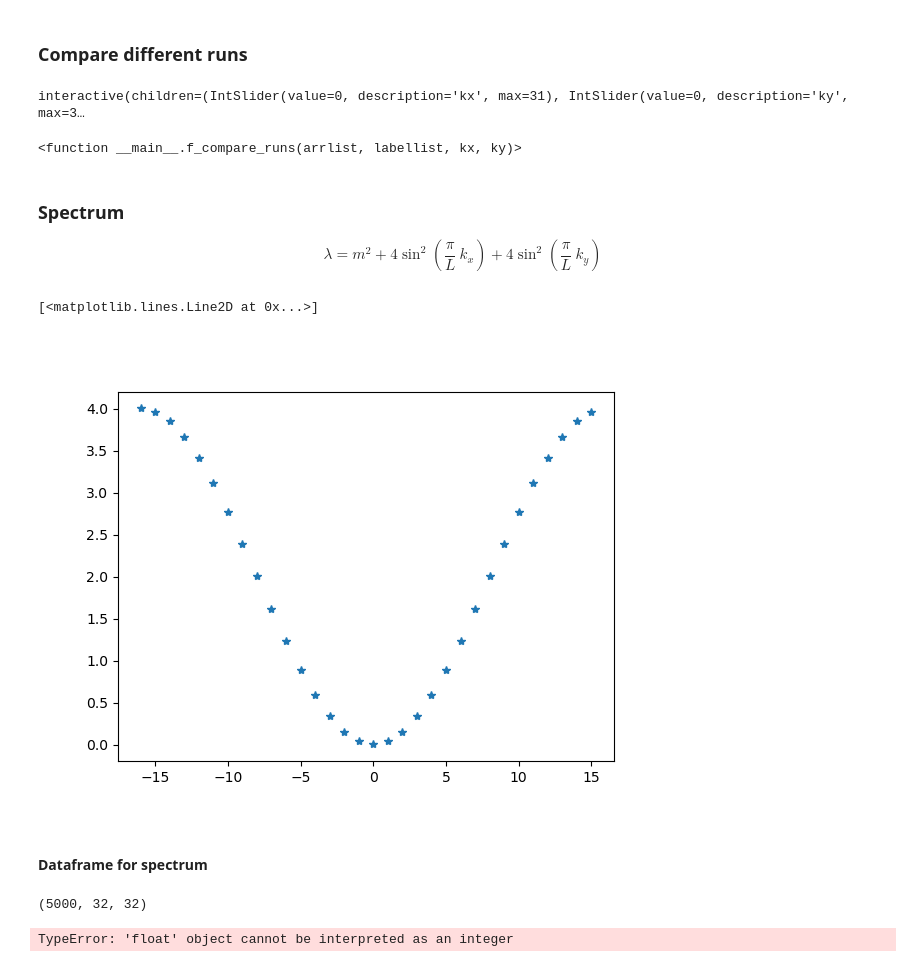
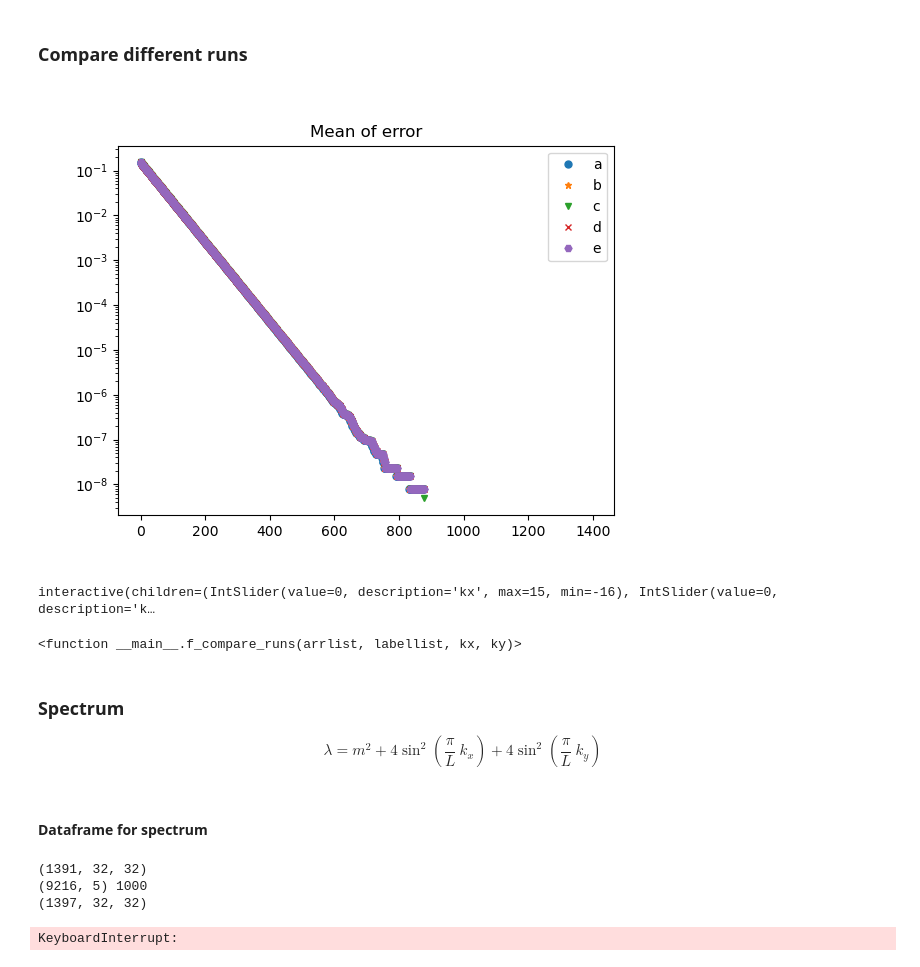
Before and after one commit to vmos1/2d_multigrid, a Jupyter notebook: code/analysis_nbks/2_spectral_analysis_solution.ipynb, the cells around one changed output. Cells and saved outputs as stored; diff of their text form; code cells hidden in the pictures.

```diff
--- a/code/analysis_nbks/2_spectral_analysis_solution.ipynb
+++ b/code/analysis_nbks/2_spectral_analysis_solution.ipynb
@@ -172,7 +209,22 @@ f_grid_iter_plot(a_spec[:50],klist)
 # %% [markdown]
 ### Compare different runs
-# %%
-# aspec_lst=[f_batch_spectrum(arr) for arr in arr_lst]
-aspec_lst=[f_batch_spectrum(arr)[:200] for arr in err_lst]
-labels_lst=['No MG','mg-1level_1GS','mg-1level-5GS','mg_4levels']
+# %%
+# Plot mean absolute error
+def f_plot_mean_err(arrlist,labellist):
+    fig=plt.figure()
+
+    mrkrs=['o','*','v','x','H','D','H','s','8','p']
+    for count,(lbl,mrkr) in enumerate(zip(labellist,mrkrs)):
+        arr=arrlist[count]
+        ans=np.mean(arr,axis=(1,2))
+        plt.plot(ans, marker=mrkr,markersize=5,linestyle='',label=lbl)
+
+        plt.legend()
+    plt.yscale('log')
+    plt.title('Mean of error')
+    plt.show()
+
+f_plot_mean_err(err_lst[:],labels_lst[:])
+# %% [output]
+[figure, added]
 # %%
@@ -198,10 +254,11 @@ def f_compare_runs(arrlist,labellist,kx,ky):
 
 # f_compare_runs(aspec_lst[:],labels_lst[:],2,0)
 # %%
-size=arr_lst[0].shape[-1]-1
-interact(f_compare_runs,arrlist=fixed(aspec_lst),labellist=fixed(labels_lst),kx=IntSlider(min=0,max=size,step=1),ky=IntSlider(min=0,max=size-1,step=1))
+kmax=arr_lst[0].shape[-1]//2
+
+interact(f_compare_runs,arrlist=fixed(aspec_lst[:]),labellist=fixed(labels_lst[:]),kx=IntSlider(min=-kmax,max=kmax-1,step=1),ky=IntSlider(min=-kmax,max=kmax-1,step=1))
 # %% [output]
-interactive(children=(IntSlider(value=0, description='kx', max=31), IntSlider(value=0, description='ky', max=3…
+interactive(children=(IntSlider(value=0, description='kx', max=15, min=-16), IntSlider(value=0, description='k…
 <function __main__.f_compare_runs(arrlist, labellist, kx, ky)>
 # %% [markdown]
 ### Spectrum
@@ -211,13 +268,10 @@ def f_lambda(kx,ky,m,L):
     return (m**2+4*(np.sin(np.pi*kx/(1.0*L)))**2+4*(np.sin(np.pi*ky/(1.0*L)))**2)
 # %%
 m=0.04;L=32
-plt.figure()
-x=np.arange(-L/2,L/2)
-y=f_lambda(x,0,m,L)
-plt.plot(x,y,linestyle='',marker='*')
+# plt.figure()
+# x=np.arange(-L/2,L/2)
+# y=f_lambda(x,0,m,L)
+# plt.plot(x,y,linestyle='',marker='*')
-# %% [output]
-[<matplotlib.lines.Line2D at 0x...>]
-[figure, removed]
 # %% [markdown]
 #### Dataframe for spectrum
 # %%
@@ -232,14 +286,16 @@ for j in range(len(err_lst)):
     print(arr.shape)
     size=int(arr_0.shape[-1])
     dict1={}
-    ilist=[1,2,3,4,5,20,100,1000,3000,4999]
-    # for itr in [0,1,2,3,4,5,100,500,1000,2000,3000,4000,4999]:
+    ilist=[1,2,3,4,5,20,100,500,1000,3000,4999]
+    ### ilist=np.arange(arr.shape[0])
     iter_list=[i for i in ilist if i<arr.shape[0]]
+    L=arr_0.shape[-1]
     for itr in iter_list:
         if itr<arr.shape[0]:
-            for kx in range(-size/2,size/2):
-                for ky in range(-size/2,size/2):
-                    vals=[itr,kx,ky,f_lambda(kx,ky,m,L),arr[itr,kx,ky]]
+            for kx in range(-size//2,size//2):
+                for ky in range(-size//2,size//2):
+                    id_x,id_y=kx+L//2,ky+L//2
+                    vals=[itr,kx,ky,f_lambda(kx,ky,m,L),arr[itr,id_x,id_y]]
                     dict1=dict(zip(cols,vals))
                     # print(dict1)
                     df1=df1.append(dict1,ignore_index=True)
@@ -248,7 +304,9 @@ for j in range(len(err_lst)):
     print(df1.shape,itr)
     df_list.append(df1)
 # %% [output]
-(5000, 32, 32)
+(1391, 32, 32)
+(9216, 5) 1000
+(1397, 32, 32)
-TypeError: 'float' object cannot be interpreted as an integer
+KeyboardInterrupt:
 # %%
 len(err_lst),len(df_list)
```
Also changed, not shown: parts of 40 cells of this notebook, 1 other file.
